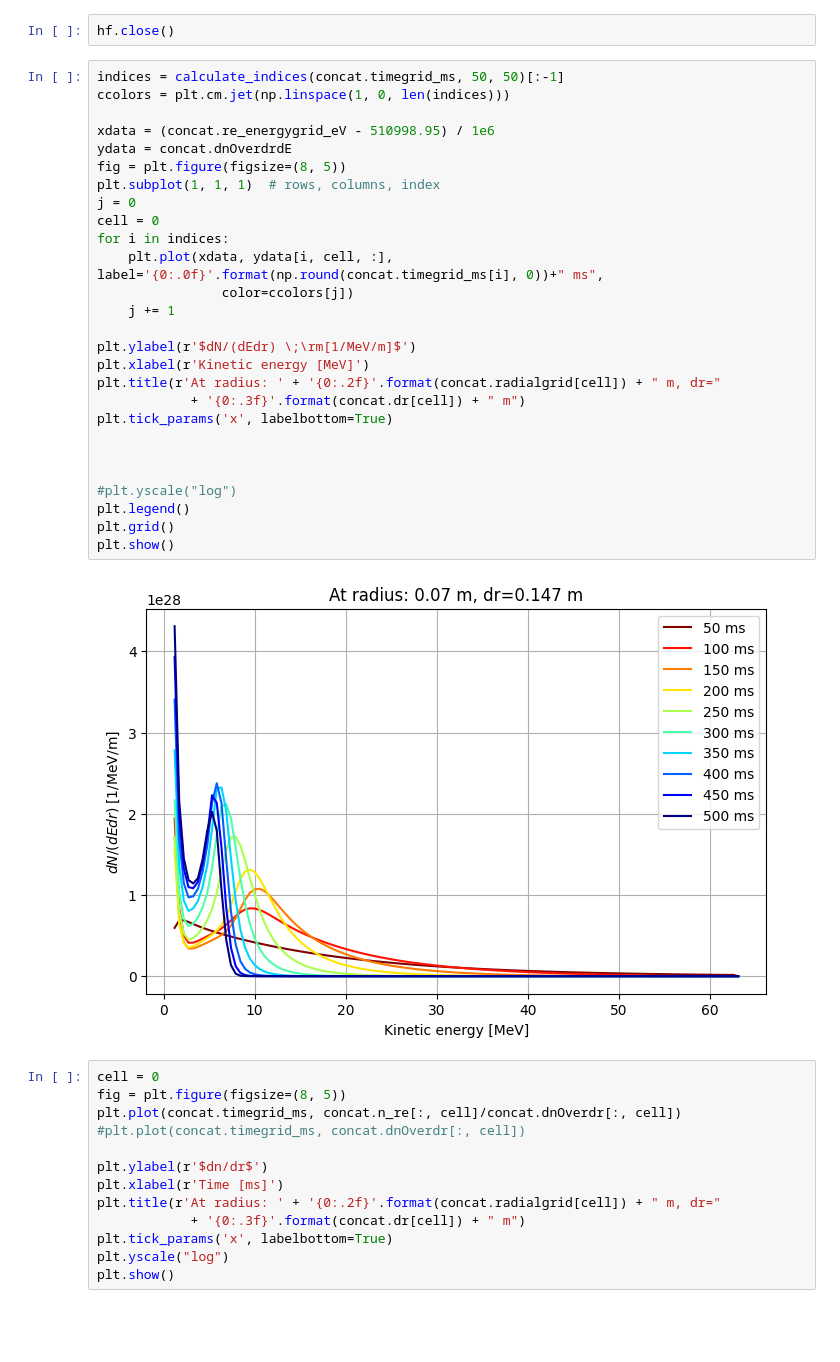
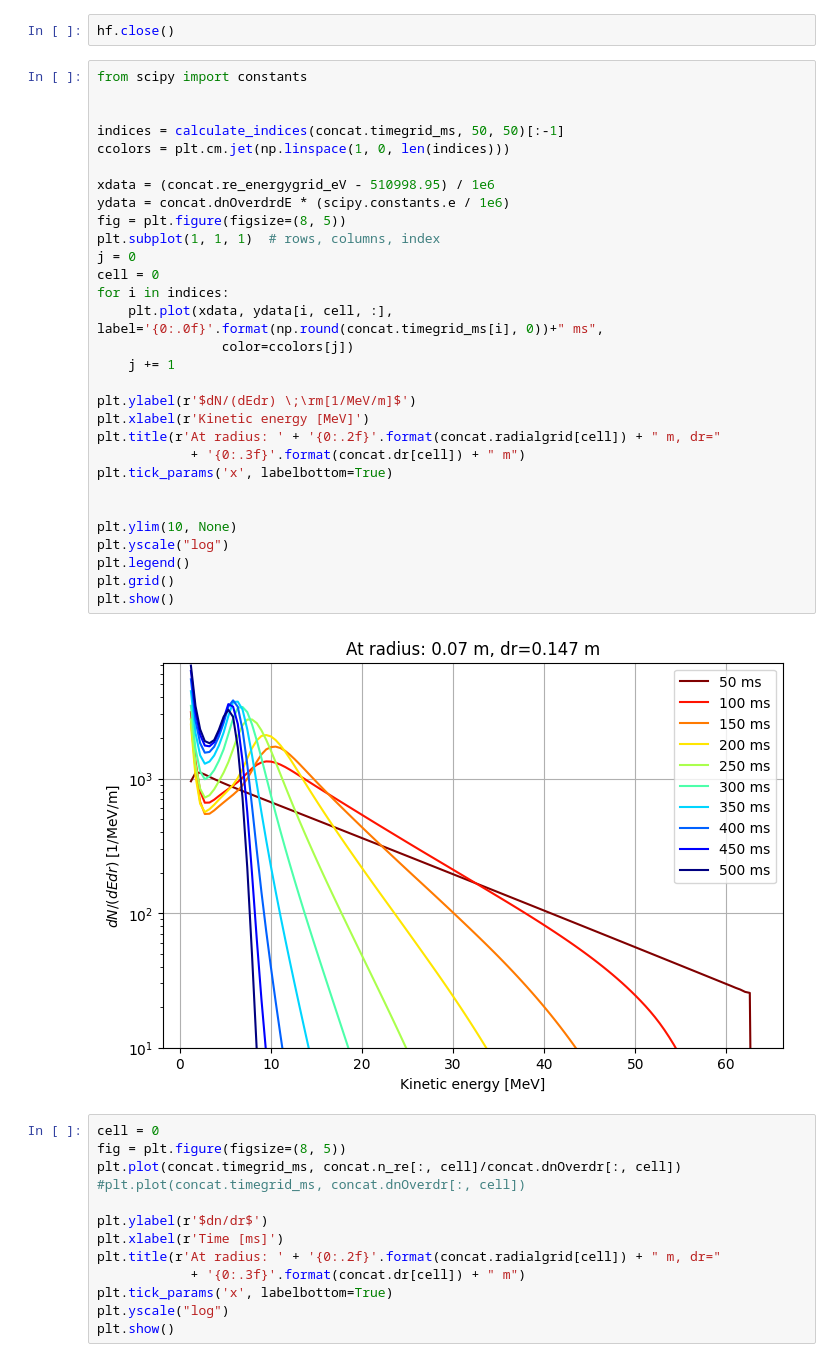
Before and after one commit to leferi99/CDO-plotting, a Jupyter notebook: h5_for_distribution.ipynb, the cells around one changed output. Drawn from its saved outputs; the diff is of its cells as text; blank space fills up the shorter version.

```diff
--- a/h5_for_distribution.ipynb
+++ b/h5_for_distribution.ipynb
@@ -285,34 +285,37 @@ hf.close()
 # %%
 hf.close()
 # %%
+from scipy import constants
+
+
 indices = calculate_indices(concat.timegrid_ms, 50, 50)[:-1]
 ccolors = plt.cm.jet(np.linspace(1, 0, len(indices)))
 
 xdata = (concat.re_energygrid_eV - 510998.95) / 1e6
-ydata = concat.dnOverdrdE
+ydata = concat.dnOverdrdE * (scipy.constants.e / 1e6)
 fig = plt.figure(figsize=(8, 5))
 plt.subplot(1, 1, 1)  # rows, columns, index
 j = 0
 cell = 0
 for i in indices:
     plt.plot(xdata, ydata[i, cell, :], label='{0:.0f}'.format(np.round(concat.timegrid_ms[i], 0))+" ms",
                 color=ccolors[j])
     j += 1
 
 plt.ylabel(r'$dN/(dEdr) \;\rm[1/MeV/m]$')
 plt.xlabel(r'Kinetic energy [MeV]')
 plt.title(r'At radius: ' + '{0:.2f}'.format(concat.radialgrid[cell]) + " m, dr="
             + '{0:.3f}'.format(concat.dr[cell]) + " m")
 plt.tick_params('x', labelbottom=True)
 
 
-
-#plt.yscale("log")
+plt.ylim(10, None)
+plt.yscale("log")
 plt.legend()
 plt.grid()
 plt.show()
 # %% [output]
-[figure, old version]
+[figure, new version]
 # %%
 cell = 0
 fig = plt.figure(figsize=(8, 5))
```
